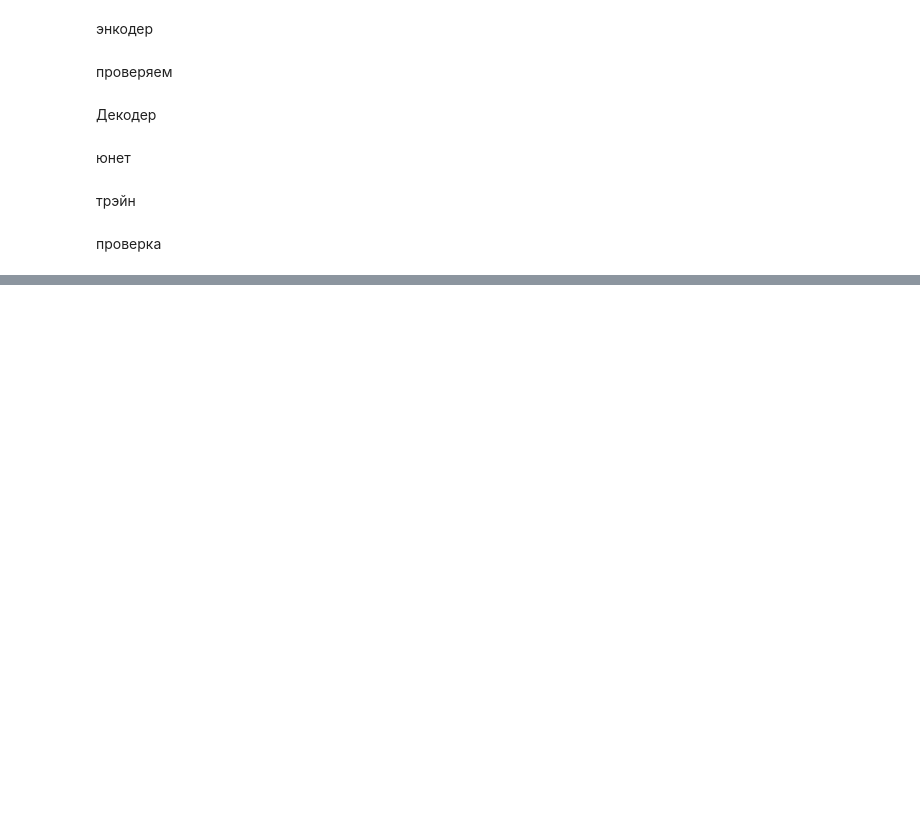
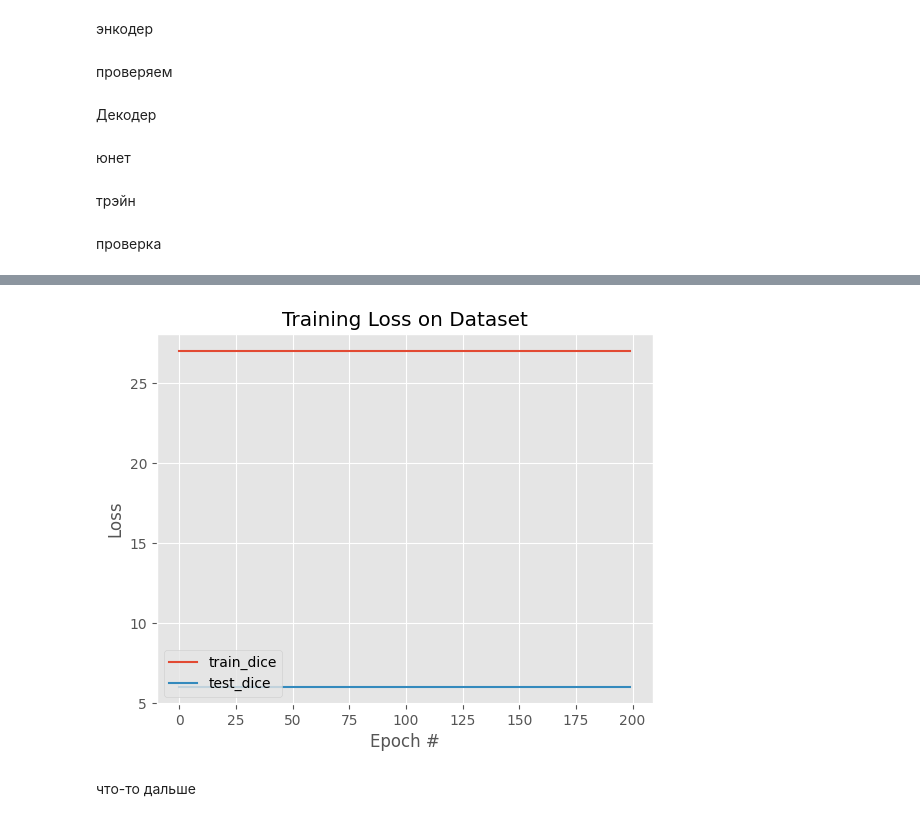
Before and after one commit to Kasymkhankhubiyev/Parse_directory_NSU, a Jupyter notebook: segmentation/segmentation.ipynb, the cells around one changed output, grey strips where cells are left out. Cells and saved outputs as stored; diff of their text form; code cells hidden in the pictures; blank space fills up the shorter version.

```diff
--- a/segmentation/segmentation.ipynb
+++ b/segmentation/segmentation.ipynb
@@ -597,13 +606,17 @@ def make_predictions(model, imagePath):
-# %%
-# load the image paths in our testing file and randomly select 10
-# image paths
-print("[INFO] loading up test image paths...")
-imagePaths = open(config.TEST_PATHS).read().strip().split("\n")
-imagePaths = np.random.choice(imagePaths, size=10)
-# load our model from disk and flash it to the current device
-print("[INFO] load up model...")
-unet = torch.load(config.MODEL_PATH).to(config.DEVICE)
-# iterate over the randomly selected test image paths
-for path in imagePaths:
-	# make predictions and visualize the results
-	make_predictions(unet, path)
+# %%
+# plot the training loss
+plt.style.use("ggplot")
+plt.figure()
+plt.plot(np.array(history['train_dice']), label="train_dice")
+plt.plot(np.array(history['val_dice']), label="test_dice")
+plt.title("Training Loss on Dataset")
+plt.xlabel("Epoch #")
+plt.ylabel("Loss")
+plt.legend(loc="lower left")
+plt.savefig(PLOT_PATH)
+# serialize the model to disk
+torch.save(unet, MODEL_PATH)
+# %% [output]
+[figure, added]
+# %% [markdown]
+что-то дальше
```
Also changed, not shown: parts of 35 cells of this notebook.
